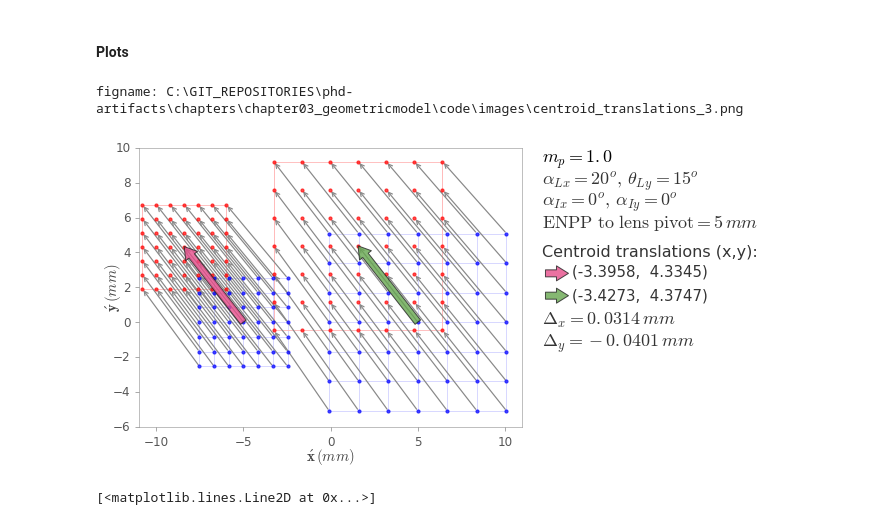
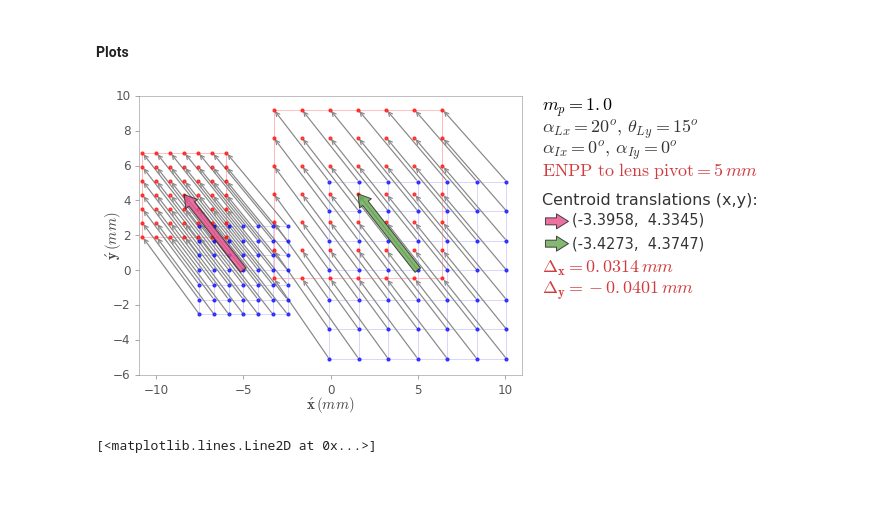
Before and after one commit to indranilsinharoy/phd-artifacts, a Jupyter notebook: chapters/chapter03_geometricmodel/code/Verification_general_object_image_relationship.ipynb, the cells around one changed output. Drawn from its saved outputs; the diff is of its cells as text; code cells hidden in the pictures; blank space fills up the shorter version.

```diff
--- a/chapters/chapter03_geometricmodel/code/Verification_general_object_image_relationship.ipynb
+++ b/chapters/chapter03_geometricmodel/code/Verification_general_object_image_relationship.ipynb
@@ -850,46 +851,49 @@ ax.yaxis.set_ticks_position('left')
 txt1 = r'$m_p ={}$'.format(mp)
 txt2 = r'$\alpha_{{L x}} ={}^o, \, \theta_{{L y}} ={}^o$'.format(thetaXLens, thetaYLens)
 txt3 = r'$\alpha_{{I x}} ={}^o, \, \alpha_{{I y}} ={}^o$'.format(thetaXImage, thetaYImage)
-txt4 = r'$\rm{{ENPP}}\,\,\rm{{to}}\,\,\rm{{lens}}\,\,\rm{{pivot}} =  {} \,\it{{mm}}$'.format(PIVOT_OFFSET)
+txt4 = r'$\rm{{ENPP}}\,\,\rm{{to}}\,\,\rm{{lens}}\,\,\rm{{pivot}} =  {} \,\it{{mm}}$'.format(de)
 txt5 = 'Centroid translations (x,y):'
 txt6 = '({: .4f}, {: .4f})'.format(cmDisplaceZ2x, cmDisplaceZ2y)
 txt7 = '({: .4f}, {: .4f})'.format(cmDisplaceZ1x, cmDisplaceZ1y)
-txt8 = r'$\Delta_x = {: .4f}\,mm$'.format(cmDisplaceZ2x - cmDisplaceZ1x)
-txt9 = r'$\Delta_y = {: .4f}\,mm$'.format(cmDisplaceZ2y - cmDisplaceZ1y)
+txt8 = r'$\bf{{\Delta_x = {: .4f}\,\it{{mm}}}}$'.format(cmDisplaceZ2x - cmDisplaceZ1x)
+txt9 = r'$\bf{{\Delta_y = {: .4f}\,\it{{mm}}}}$'.format(cmDisplaceZ2y - cmDisplaceZ1y)
 
 # at bottom left corner
 #fig.text(0.21, 0.231, txt1, fontsize=15, color='#333333')
 #fig.text(0.21, 0.186, txt2, fontsize=15, color='#333333')
 #fig.text(0.21, 0.141, txt3, fontsize=15, color='#333333')
 
 # at top right (outside the axes)
+
+font_bold = FontProperties()
+font_bold.set_weight('heavy')
+
 fig.text(0.86, 0.86, txt1, fontsize=18, color='#000000')
 fig.text(0.86, 0.80, txt2, fontsize=18, color='#333333')
 fig.text(0.86, 0.74, txt3, fontsize=18, color='#333333')
 
 if COMPARE_PIVOT_OFFSET:
-    fig.text(0.86, 0.68, txt4, fontsize=18, color='#333333')
+    fig.text(0.86, 0.68, txt4, fontsize=18, color='#D13A3D')
     fig.text(0.86, 0.60, txt5, fontsize=16, color='#333333')
-    fig.text(0.91, 0.546, txt6, fontsize=15, color='#333333')
-    fig.text(0.91, 0.479, txt7, fontsize=15, color='#333333')
+    fig.text(0.91, 0.546, txt6, fontsize=14.5, color='#333333')
+    fig.text(0.91, 0.479, txt7, fontsize=14.5, color='#333333')
     ax.annotate("", xy=(1.12, 0.55), xycoords=ax.transAxes, xytext=(1.06, 0.55), textcoords=ax.transAxes,
                 arrowprops=dict(fc='#e64d8a', ec='#222222', linewidth=1, headwidth=15, width=7,
                                 alpha=0.8),
                 annotation_clip=False, zorder=15)
     ax.annotate("", xy=(1.12, 0.47), xycoords=ax.transAxes, xytext=(1.06, 0.47), textcoords=ax.transAxes,
                 arrowprops=dict(fc='#66A64F', ec='#222222', linewidth=1, headwidth=15, width=7,
                                 alpha=0.8),
                 annotation_clip=False, zorder=15)
-    fig.text(0.86, 0.41, txt8, fontsize=18, color='#333333')
-    fig.text(0.86, 0.35, txt9, fontsize=18, color='#333333')
+    fig.text(0.86, 0.41, txt8, fontsize=18, color='#D13A3D')
+    fig.text(0.86, 0.35, txt9, fontsize=18, color='#D13A3D')
 
 # Save the figure
 #saveFigure(fig, 'centroid_translations_3.png')
 
 plt.show()
 # %% [output]
-figname: C:\GIT_REPOSITORIES\phd-artifacts\chapters\chapter03_geometricmodel\code\images\centroid_translations_3.png
-[figure, old version]
+[figure, new version]
 # %%
 k = x2[:2, :] - x1[:2,:]
 s = x4[:2, :] - x3[:2, :]
```
Also changed, not shown: parts of 1 cell of this notebook, 10 other files.
